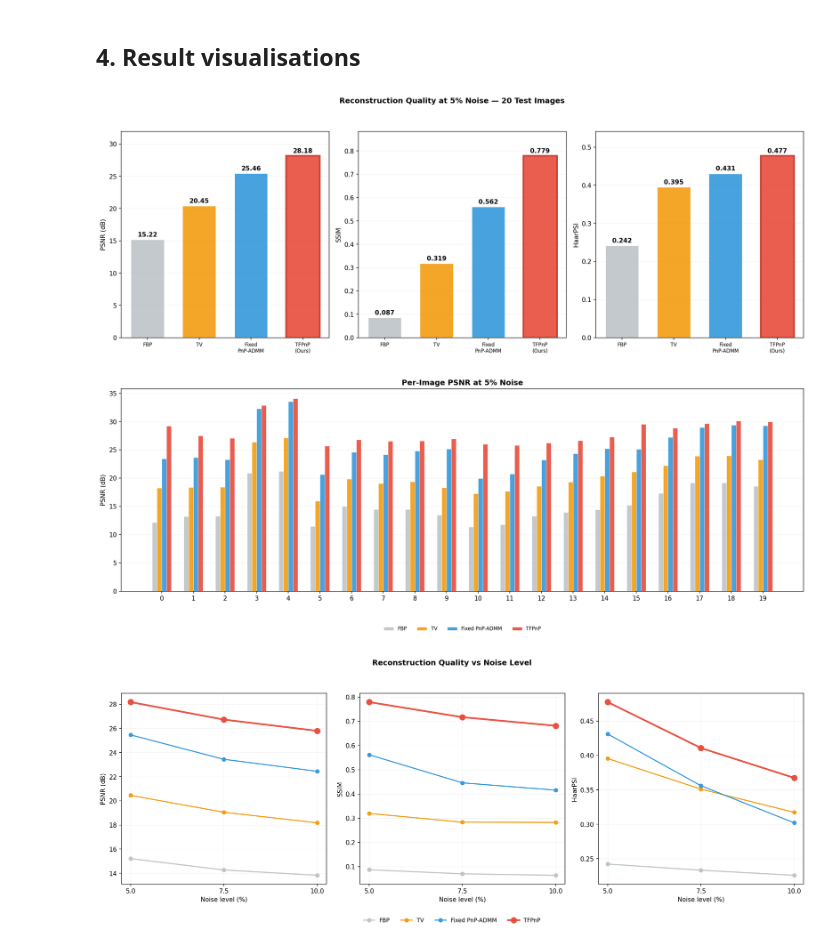
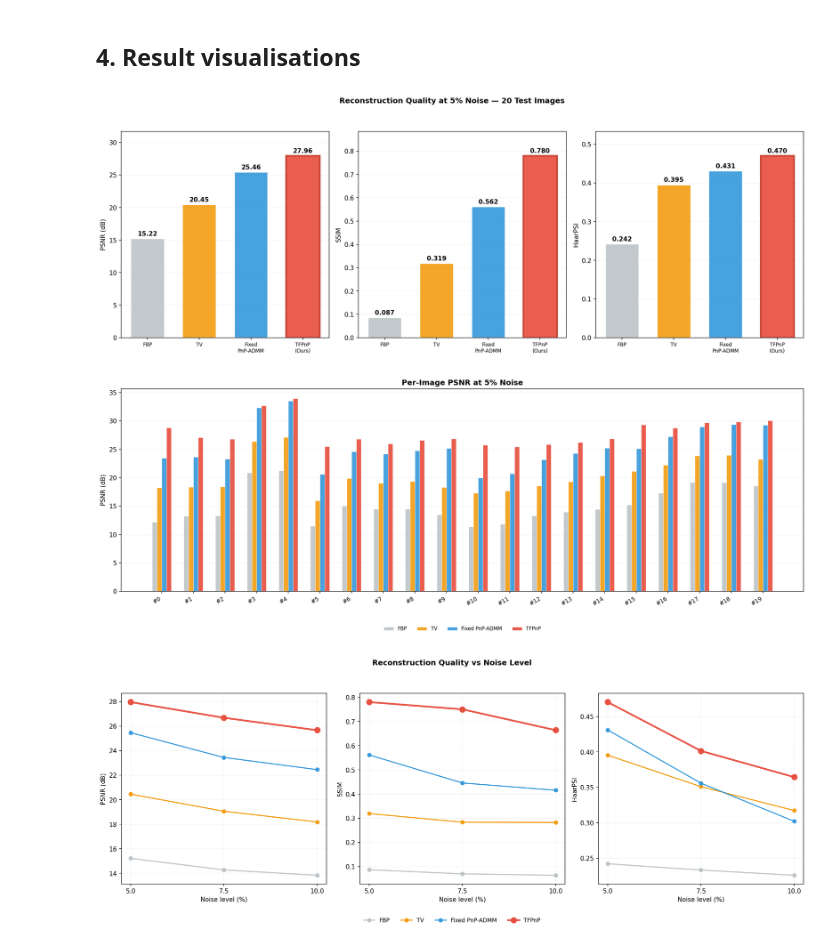
Before and after one commit to EmiliaZabrzanska/ct_reconstruction, a Jupyter notebook: notebooks/10_experiments_and_results.ipynb, the cells around one changed output. Saved outputs shown, nothing was run; the diff lists cells and outputs as text; code cells hidden in the pictures.

```diff
--- a/notebooks/10_experiments_and_results.ipynb
+++ b/notebooks/10_experiments_and_results.ipynb
@@ -38,8 +38,9 @@ from ct_tfpnp.models.denoiser import DRUNetDenoiser
 from ct_tfpnp.ct_ops.admm import ADMMStep
 from ct_tfpnp.ct_ops.fbp import fbp as lion_fbp
 from ct_tfpnp.evaluation.metrics import evaluate_reconstruction, psnr_np as psnr, ls_scale
-from ct_tfpnp.datasets.lidc import get_lion_split
+from ct_tfpnp.datasets.lidc import get_lion_split, is_lung_slice
 from ct_tfpnp.experiments.parallel_beam_ct import experiment
+from ct_tfpnp.utils import read_metrics_config
 
 from LION.CTtools.ct_utils import make_operator
 
@@ -70,7 +71,7 @@ EXPERIMENT_NAME = "run_01_pat_20"
 N_TRAIN_PATIENTS = 20  # how many patients were used for training
 
 # create output directory for figures
-output_dir = Path(f"../figures/10/{EXPERIMENT_NAME}")
+output_dir = Path("../figures/10")
 output_dir.mkdir(parents=True, exist_ok=True)
 
 # create output directory for metrics
@@ -190,18 +191,27 @@ elif lion_ckpts:
 else:
     raise FileNotFoundError(f"No checkpoints found in {ckpt_dir}")
 
+cfg = read_metrics_config(ckpt_dir)
+sigma_range = tuple(cfg.get('sigma_range') or (1.0, 5.0))
+mu_range = tuple(cfg.get('mu_range') or (10.0, 100.0))
+print(f"Loaded ranges: σ∈{sigma_range}, µ∈{mu_range}")
+print(f"Loaded ranges: σ∈{sigma_range}, µ∈{mu_range}")
+
 # Load policy from checkpoint — handle both formats
 if 'model_state_dict' in ckpt:
     # LION/TFPnPSolver format
     from ct_tfpnp.models.tfpnp_model import TFPnPModel
-    model = TFPnPModel(geometry=geo)
+    model_params = TFPnPModel.default_parameters()
+    model_params.sigma_min, model_params.sigma_max = sigma_range
+    model_params.mu_min, model_params.mu_max = mu_range
+    model = TFPnPModel(model_parameters=model_params, geometry=geo)
     model.load_state_dict(ckpt['model_state_dict'])
     policy_best = model.policy.to(device).eval()
 elif 'policy_state_dict' in ckpt:
     # Notebook format
     policy_best = ResNetActor_ADMM(in_channels=5, n_action_steps=5,
-                                    sigma_range=(1.0, 5.0),
-                                    mu_range=(10.0, 100.0)).to(device)
+                                    sigma_range=sigma_range,
+                                    mu_range=mu_range).to(device)
     policy_best.load_state_dict(ckpt['policy_state_dict'])
     policy_best.eval()
 else:
@@ -426,22 +438,40 @@ plt.savefig(output_dir / "01_metrics_comparison.pdf", bbox_inches="tight")
 plt.show()
 
 # ═══════════════════════════════════════════════════════════════════════════
-# FIGURE 2: Per-image PSNR comparison at 5% noise
+# FIGURE 2: Per-image PSNR comparison at 5% noise (auto-subsamples if >30)
 # ═══════════════════════════════════════════════════════════════════════════
+n_test = len(test_labels)
+
+if n_test > 30:
+    n_show = max(30, int(np.ceil(0.1 * n_test)))
+    show_indices = np.linspace(0, n_test - 1, n_show, dtype=int)
+else:
+    show_indices = np.arange(n_test)
+
 fig, ax = plt.subplots(figsize=(16, 6))
-x_pos = np.arange(len(test_labels))
+x_pos = np.arange(len(show_indices))
 n_methods = len(METHODS)
 width = 0.15
 offset = (n_methods - 1) * width / 2
 
 for i, (method, color, label) in enumerate(zip(METHODS, colors, method_labels)):
-    psnrs = [r['psnr'] for r in results_5pct[method]]
+    psnrs = [results_5pct[method][idx]['psnr'] for idx in show_indices]
     ax.bar(x_pos + i * width - offset, psnrs, width,
-           label=method, color=color, alpha=0.9, edgecolor='white', linewidth=0.5)
+           label=method, color=color, alpha=0.9,
+           edgecolor='white', linewidth=0.5)
 
+labels_subset = [test_labels[idx].replace('test_', '#') for idx in show_indices]
 ax.set_xticks(x_pos)
+ax.set_xticklabels(labels_subset, rotation=30, ha='right', fontsize=9)
+
+if n_test > 30:
+    title = (f'Per-Image PSNR at 5% Noise '
+             f'({len(show_indices)} of {n_test} images, evenly spaced)')
+else:
+    title = 'Per-Image PSNR at 5% Noise'
+
 ax.set_ylabel('PSNR (dB)', fontsize=10)
-ax.set_title('Per-Image PSNR at 5% Noise', fontsize=12, fontweight='bold')
+ax.set_title(title, fontsize=12, fontweight='bold')
 ax.legend(fontsize=8, ncol=n_methods, loc='upper center',
           bbox_to_anchor=(0.5, -0.15), frameon=False)
 ax.grid(axis='y', alpha=0.2, linewidth=0.5)
@@ -455,32 +485,32 @@ plt.show()
 # ═══════════════════════════════════════════════════════════════════════════
 # FIGURE 3: PSNR vs noise level (like paper Table 5 but as a line plot)
 # ═══════════════════════════════════════════════════════════════════════════
 fig, axes = plt.subplots(1, 3, figsize=(16, 6))
 noise_pcts = np.array([5, 7.5, 10])
 
 for ax, metric, ylabel in zip(axes, metrics_names, metric_labels):
     for method, color in zip(METHODS, colors):
         means = [np.mean([r[metric] for r in all_results[nl][method]]) for nl in NOISE_LEVELS]
         lw = 2.8 if method == 'TFPnP' else 1.8
         ms = 9   if method == 'TFPnP' else 6
         ax.plot(noise_pcts, means, marker='o', lw=lw, ms=ms,
                 color=color, label=method, alpha=0.95)
 
     ax.set_xlabel('Noise level (%)', fontsize=10)
     ax.set_ylabel(ylabel, fontsize=10)
     ax.set_xticks(noise_pcts)
     ax.grid(True, alpha=0.2, linewidth=0.5)
     ax.set_axisbelow(True)
 
 handles, labels = axes[0].get_legend_handles_labels()
 fig.legend(handles, labels, loc='lower center', ncol=len(METHODS),
            bbox_to_anchor=(0.5, -0.02), frameon=False, fontsize=9)
 
 plt.suptitle('Reconstruction Quality vs Noise Level', fontsize=12, fontweight='bold')
 plt.tight_layout(rect=[0, 0.05, 1, 0.93])
 plt.savefig(output_dir / "03_metrics_vs_noise.pdf", bbox_inches="tight")
 plt.show()
 # %% [output]
 [figure]
-[figure, old version]
+[figure, new version]
-[figure, old version]
+[figure, new version]
```
Also changed, not shown: parts of 5 cells of this notebook, 44 other files.
